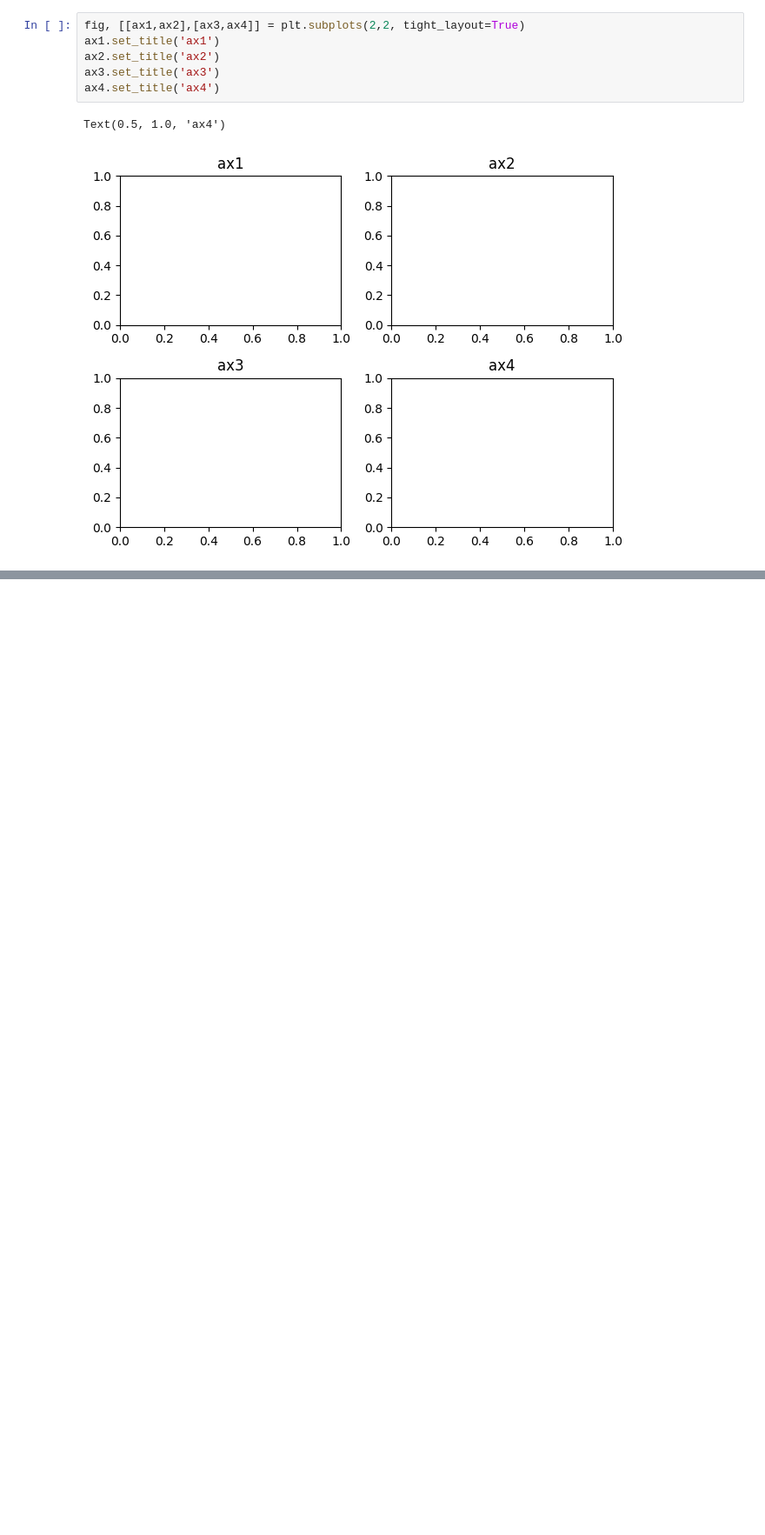
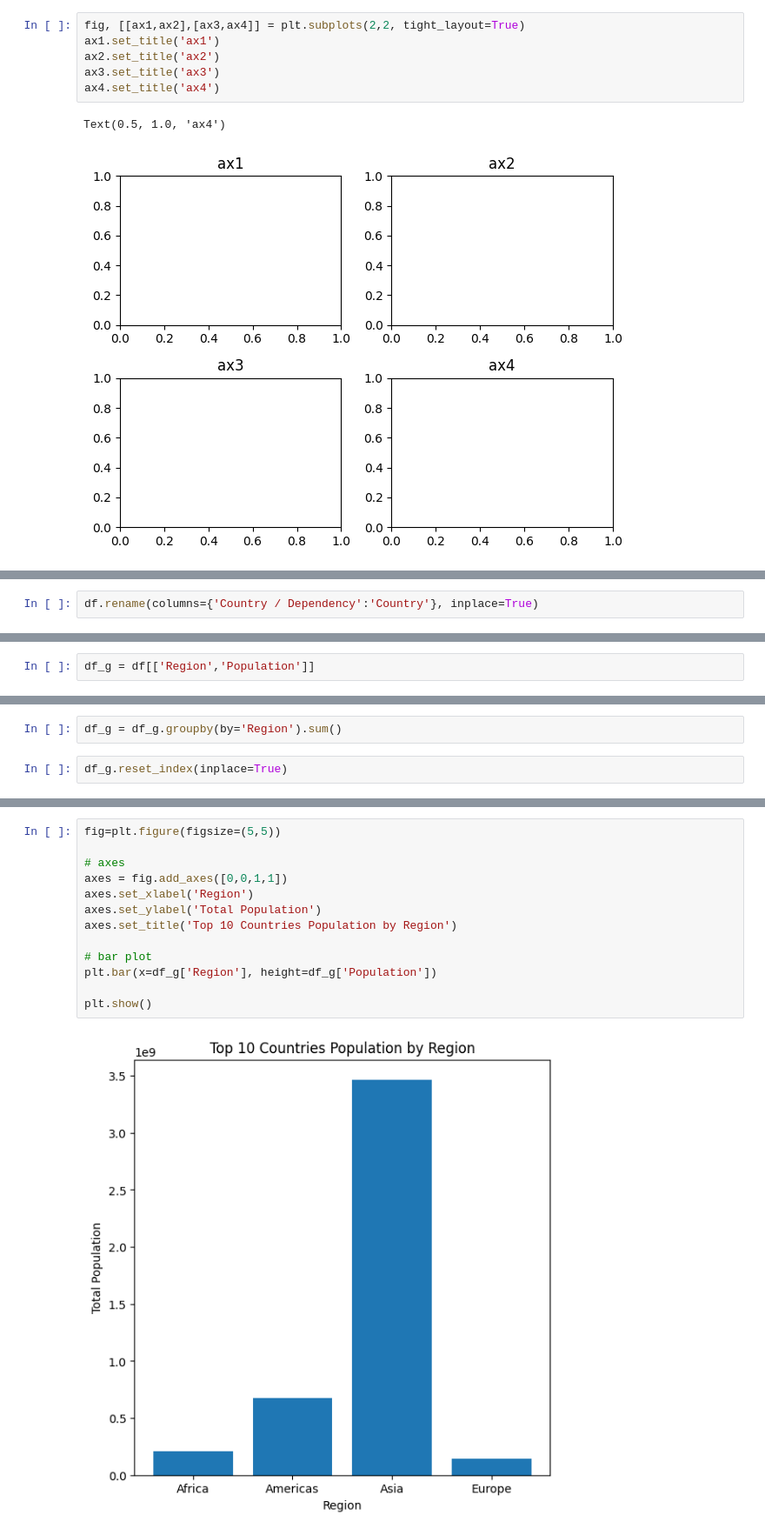
Before and after one commit to KeerthanaSistla/Python-for-Data-Analysis-Visualization, a Jupyter notebook: Matplotlib.ipynb, the cells around one changed output, grey strips where cells are left out. Shown at 87% size. Drawn from its saved outputs; the diff is of its cells as text; blank space fills up the shorter version.

```diff
--- a/Matplotlib.ipynb
+++ b/Matplotlib.ipynb
@@ -213,0 +221,2 @@ Text(0.5, 1.0, 'ax4')
+# %%
+df.rename(columns={'Country / Dependency':'Country'}, inplace=True)
@@ -213,0 +237,2 @@ Text(0.5, 1.0, 'ax4')
+# %%
+df_g = df[['Region','Population']]
@@ -213,0 +253,4 @@ Text(0.5, 1.0, 'ax4')
+# %%
+df_g = df_g.groupby(by='Region').sum()
+# %%
+df_g.reset_index(inplace=True)
@@ -213,0 +276,15 @@ Text(0.5, 1.0, 'ax4')
+# %%
+fig=plt.figure(figsize=(5,5))
+
+# axes
+axes = fig.add_axes([0,0,1,1])
+axes.set_xlabel('Region')
+axes.set_ylabel('Total Population')
+axes.set_title('Top 10 Countries Population by Region')
+
+# bar plot
+plt.bar(x=df_g['Region'], height=df_g['Population'])
+
+plt.show()
+# %% [output]
+[figure, added]
```
Also changed, not shown: parts of 10 cells of this notebook.
